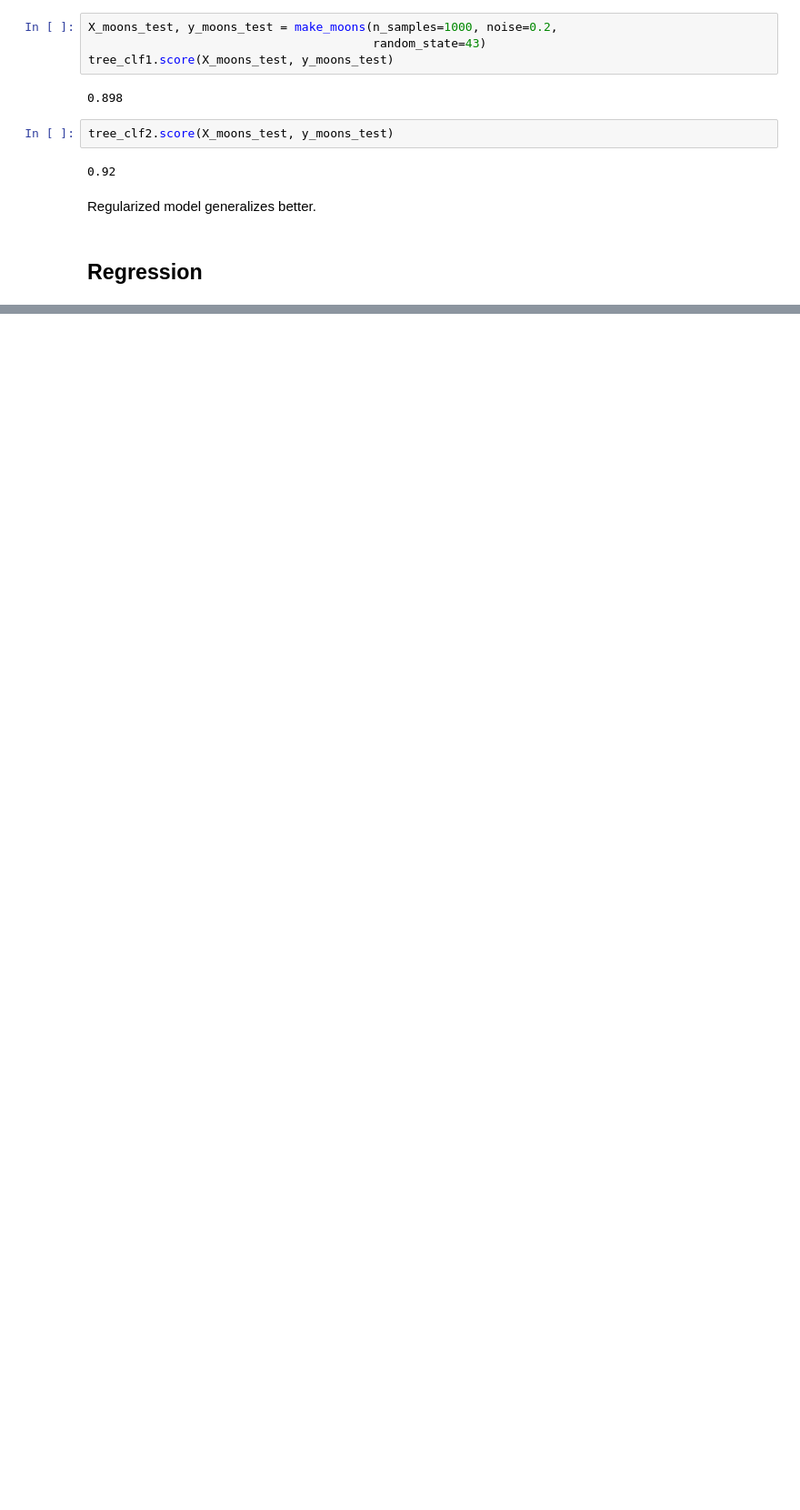
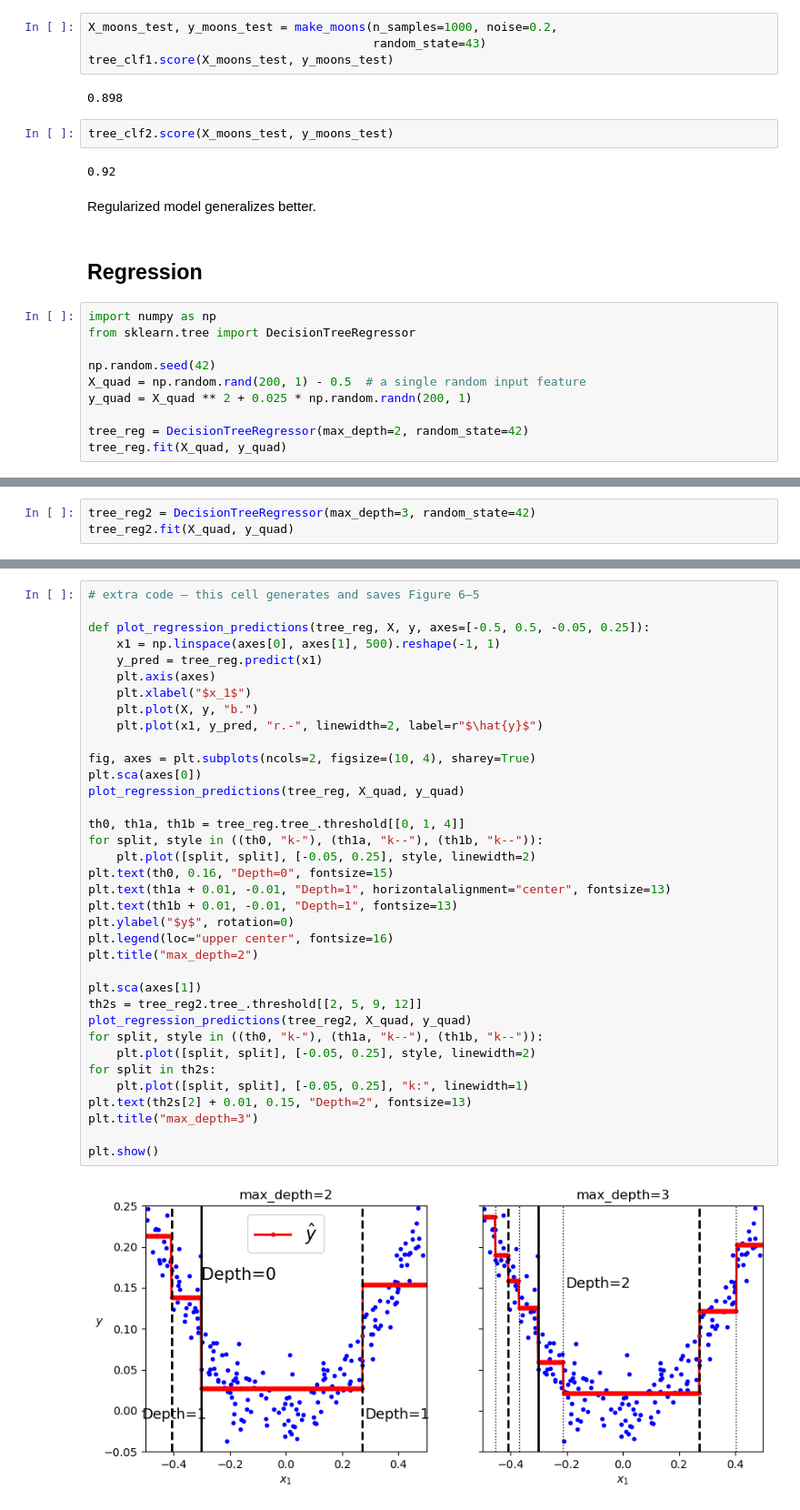
Before and after one commit to jreaso/handson-ml, a Jupyter notebook: 6_decision-trees.ipynb, the cells around one changed output, grey strips where cells are left out. Shown: that part at 91% size. Saved outputs shown, nothing was run; the diff lists cells and outputs as text; blank space fills up the shorter version.

```diff
--- a/6_decision-trees.ipynb
+++ b/6_decision-trees.ipynb
@@ -133,3 +133,13 @@ tree_clf2.score(X_moons_test, y_moons_test)
 Regularized model generalizes better.
 # %% [markdown]
 ## Regression
+# %%
+import numpy as np
+from sklearn.tree import DecisionTreeRegressor
+
+np.random.seed(42)
+X_quad = np.random.rand(200, 1) - 0.5  # a single random input feature
+y_quad = X_quad ** 2 + 0.025 * np.random.randn(200, 1)
+
+tree_reg = DecisionTreeRegressor(max_depth=2, random_state=42)
+tree_reg.fit(X_quad, y_quad)
@@ -135,0 +159,3 @@ Regularized model generalizes better.
+# %%
+tree_reg2 = DecisionTreeRegressor(max_depth=3, random_state=42)
+tree_reg2.fit(X_quad, y_quad)
@@ -135,0 +175,38 @@ Regularized model generalizes better.
+# %%
+# extra code – this cell generates and saves Figure 6–5
+
+def plot_regression_predictions(tree_reg, X, y, axes=[-0.5, 0.5, -0.05, 0.25]):
+    x1 = np.linspace(axes[0], axes[1], 500).reshape(-1, 1)
+    y_pred = tree_reg.predict(x1)
+    plt.axis(axes)
+    plt.xlabel("$x_1$")
+    plt.plot(X, y, "b.")
+    plt.plot(x1, y_pred, "r.-", linewidth=2, label=r"$\hat{y}$")
+
+fig, axes = plt.subplots(ncols=2, figsize=(10, 4), sharey=True)
+plt.sca(axes[0])
+plot_regression_predictions(tree_reg, X_quad, y_quad)
+
+th0, th1a, th1b = tree_reg.tree_.threshold[[0, 1, 4]]
+for split, style in ((th0, "k-"), (th1a, "k--"), (th1b, "k--")):
+    plt.plot([split, split], [-0.05, 0.25], style, linewidth=2)
+plt.text(th0, 0.16, "Depth=0", fontsize=15)
+plt.text(th1a + 0.01, -0.01, "Depth=1", horizontalalignment="center", fontsize=13)
+plt.text(th1b + 0.01, -0.01, "Depth=1", fontsize=13)
+plt.ylabel("$y$", rotation=0)
+plt.legend(loc="upper center", fontsize=16)
+plt.title("max_depth=2")
+
+plt.sca(axes[1])
+th2s = tree_reg2.tree_.threshold[[2, 5, 9, 12]]
+plot_regression_predictions(tree_reg2, X_quad, y_quad)
+for split, style in ((th0, "k-"), (th1a, "k--"), (th1b, "k--")):
+    plt.plot([split, split], [-0.05, 0.25], style, linewidth=2)
+for split in th2s:
+    plt.plot([split, split], [-0.05, 0.25], "k:", linewidth=1)
+plt.text(th2s[2] + 0.01, 0.15, "Depth=2", fontsize=13)
+plt.title("max_depth=3")
+
+plt.show()
+# %% [output]
+[figure, added]
```
Also changed, not shown: parts of 6 cells of this notebook, 2 other files.
